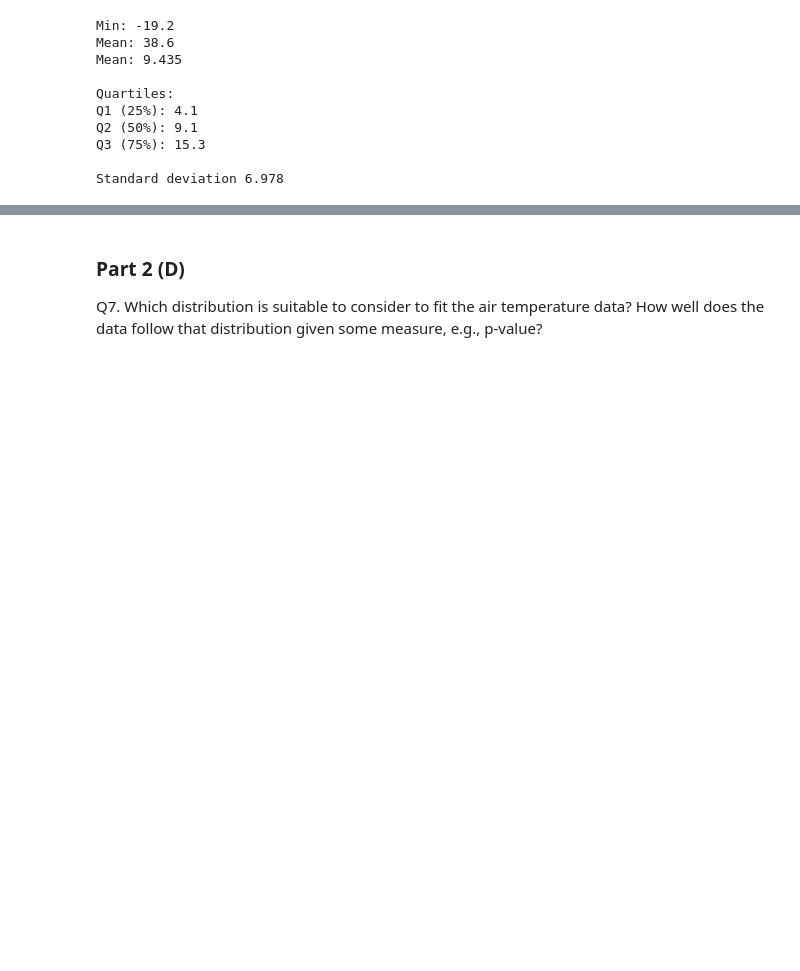
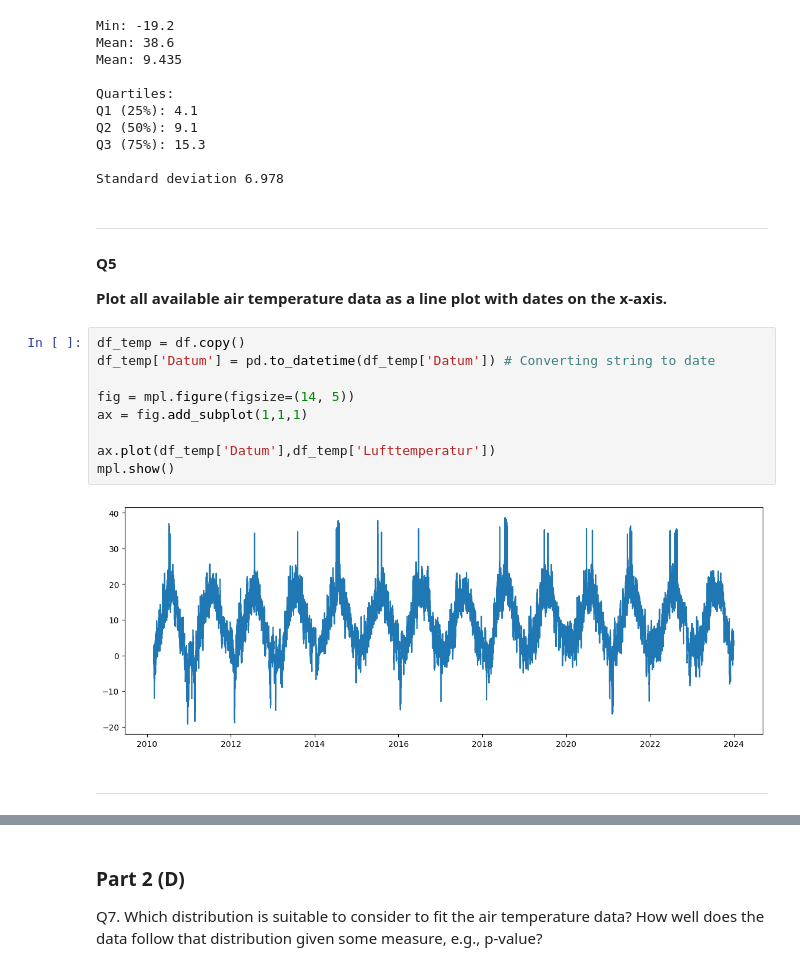
Before and after one commit to Globose/dv1597, a Jupyter notebook: a1/book.ipynb, the cells around one changed output, grey strips where cells are left out. Saved outputs shown, nothing was run; the diff lists cells and outputs as text; blank space fills up the shorter version.

```diff
--- a/a1/book.ipynb
+++ b/a1/book.ipynb
@@ -181,3 +184,20 @@ Q2 (50%): 9.1
 Q3 (75%): 15.3
 
 Standard deviation 6.978
+# %% [markdown]
+***
+#### Q5
+**Plot all available air temperature data as a line plot with dates on the x-axis.**
+# %%
+df_temp = df.copy()
+df_temp['Datum'] = pd.to_datetime(df_temp['Datum']) # Converting string to date
+
+fig = mpl.figure(figsize=(14, 5))
+ax = fig.add_subplot(1,1,1)
+
+ax.plot(df_temp['Datum'],df_temp['Lufttemperatur'])
+mpl.show()
+# %% [output]
+[figure, added]
+# %% [markdown]
+***
```
Also changed, not shown: parts of 7 cells of this notebook, 1 other file.
